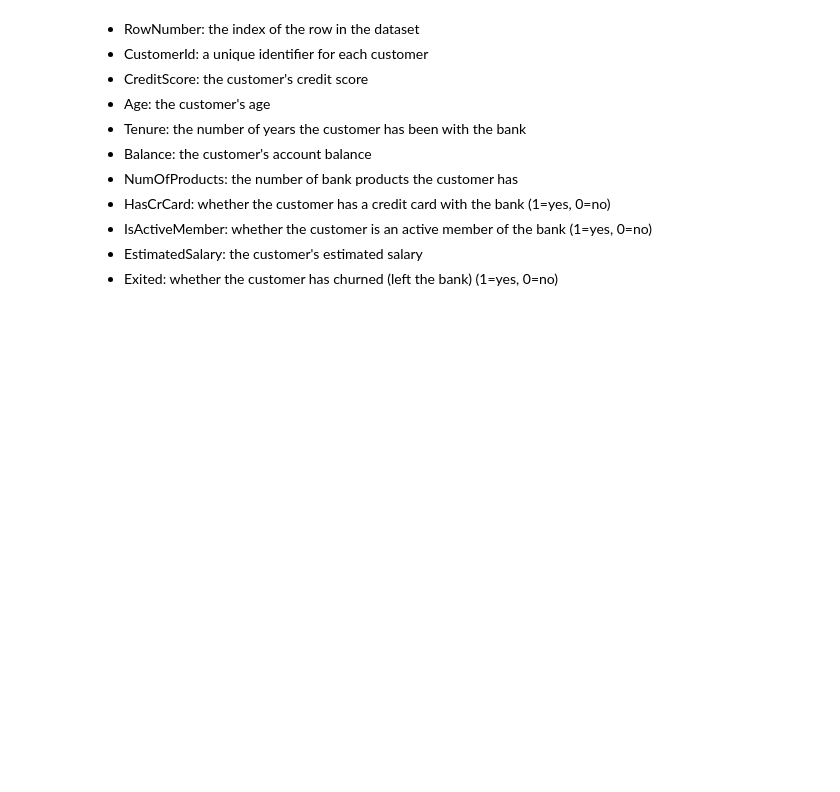
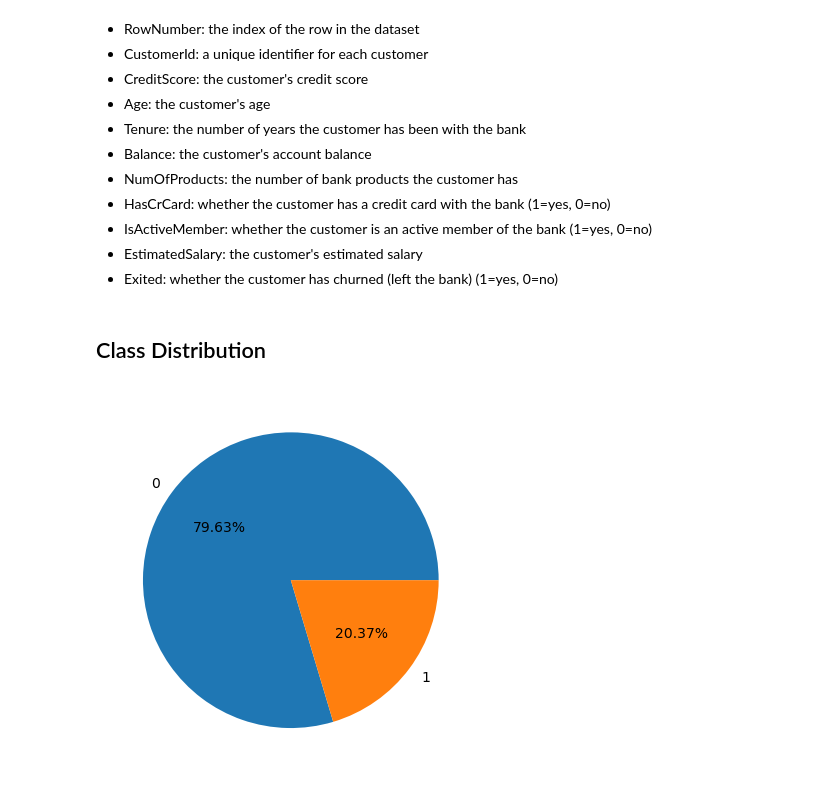
Before and after one commit to abhishekj-growexxer/churn_prediction, a Jupyter notebook: code/1. eda.ipynb, the cells around one changed output. Cells and saved outputs as stored; diff of their text form; code cells hidden in the pictures; blank space fills up the shorter version.

Commit message:
Plotted class distribution plots

```diff
--- a/code/1. eda.ipynb
+++ b/code/1. eda.ipynb
@@ -160,3 +160,12 @@ for idx,column in enumerate(df.columns):
 - IsActiveMember: whether the customer is an active member of the bank (1=yes, 0=no)
 - EstimatedSalary: the customer's estimated salary
 - Exited: whether the customer has churned (left the bank) (1=yes, 0=no)
+# %% [markdown]
+## Class Distribution
+# %%
+plt.pie(df["Exited"].value_counts(),
+        labels=sorted(df['Exited'].unique()),
+        autopct='%1.2f%%')
+plt.show()
+# %% [output]
+[figure, added]
```
Also changed, not shown: parts of 6 cells of this notebook.
